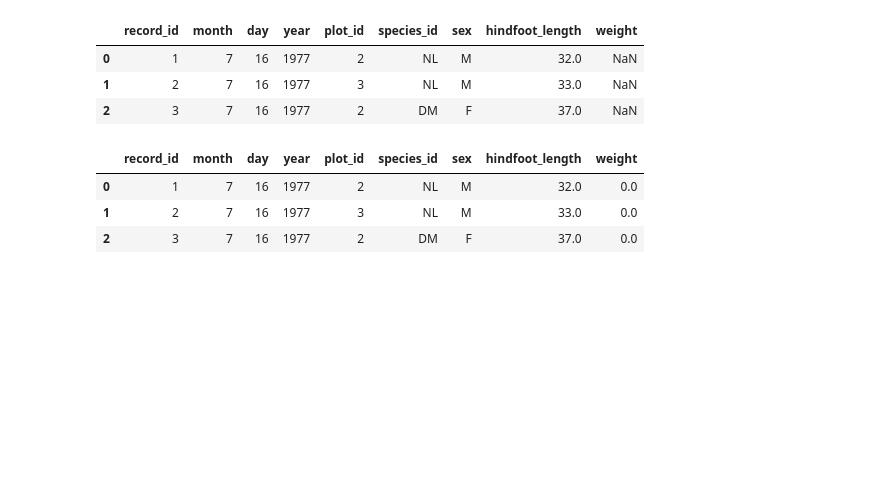
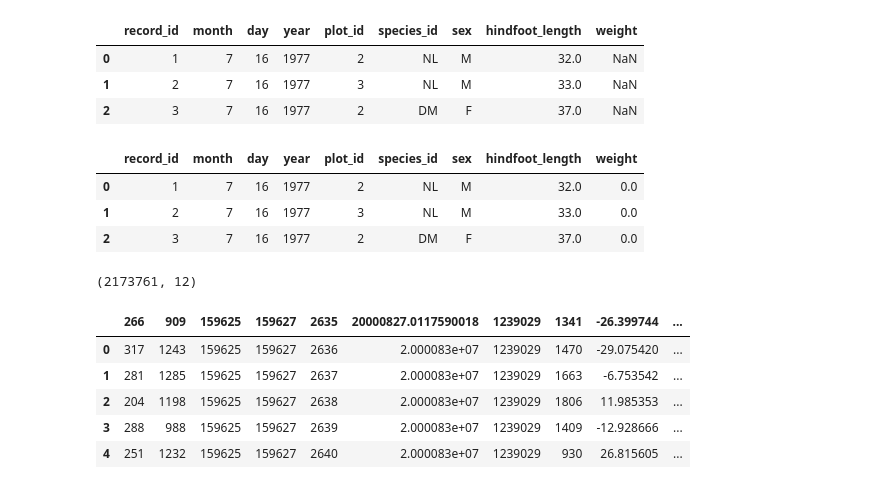
Before and after one commit to EUNHEE-1006/Python, a Jupyter notebook: python/Python_20200629.ipynb, the cells around one changed output. Saved outputs shown, nothing was run; the diff lists cells and outputs as text; code cells hidden in the pictures; blank space fills up the shorter version.

```diff
--- a/python/Python_20200629.ipynb
+++ b/python/Python_20200629.ipynb
@@ -267,3 +343,21 @@ excel_out_path1 = "test_excel_old.xls"
 excel_out_path2 = "test_excel_new.xlsx"
 excel_data.to_excel(excel_out_path1)
 excel_data.to_excel(excel_out_path2)
+# %%
+#파일 데이터 >> 메모리 용량 : 쪼개서 처리해야 한다.
+big_file_path = 'sampledata\\star0000-1.csv'
+
+chunker = pd.read_csv(big_file_path, chunksize=1000)
+tot = pd.concat([x for x in chunker], ignore_index=True)
+tot.shape
+# %% [output]
+(2173761, 12)
+# %%
+pd.read_csv(big_file_path).head()
+# %% [output]
+|  | 266 | 909 | 159625 | 159627 | 2635 | 20000827.0117590018 | 1239029 | 1341 | -26.399744 | ... |
+| 0 | 317 | 1243 | 159625 | 159627 | 2636 | 2.000083e+07 | 1239029 | 1470 | -29.075420 | ... |
+| 1 | 281 | 1285 | 159625 | 159627 | 2637 | 2.000083e+07 | 1239029 | 1663 | -6.753542 | ... |
+| 2 | 204 | 1198 | 159625 | 159627 | 2638 | 2.000083e+07 | 1239029 | 1806 | 11.985353 | ... |
+| 3 | 288 | 988 | 159625 | 159627 | 2639 | 2.000083e+07 | 1239029 | 1409 | -12.928666 | ... |
+| 4 | 251 | 1232 | 159625 | 159627 | 2640 | 2.000083e+07 | 1239029 | 930 | 26.815605 | ... |
```
Also changed, not shown: parts of 13 cells of this notebook, 1 other file.
